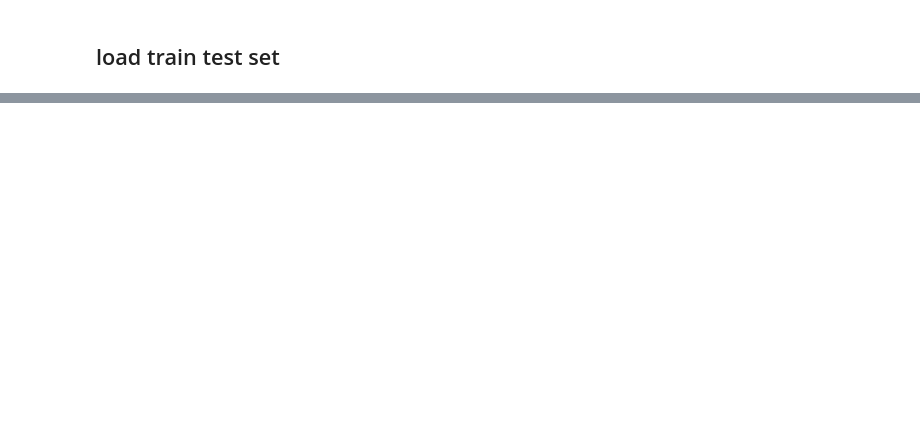
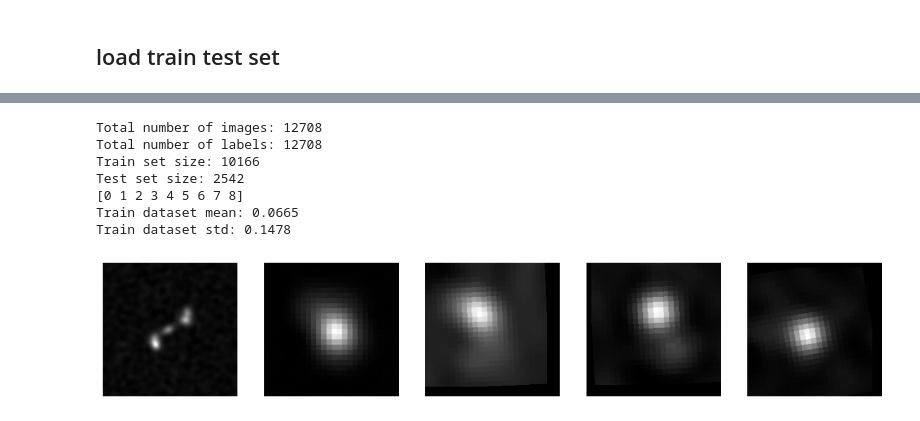
Before and after one commit to Khotso-Bore/automatic-labeling, a Jupyter notebook: main.ipynb, the cells around one changed output, grey strips where cells are left out. Saved outputs shown, nothing was run; the diff lists cells and outputs as text; code cells hidden in the pictures; blank space fills up the shorter version.

```diff
--- a/main.ipynb
+++ b/main.ipynb
@@ -668,0 +685,11 @@ class CustomDataset(Dataset):
+# %%
+loaded_datasets['augmented_data'] = dataset_split(collapsed_augmented_label_df)
+# %% [output]
+Total number of images: 12708
+Total number of labels: 12708
+Train set size: 10166
+Test set size: 2542
+[0 1 2 3 4 5 6 7 8]
+Train dataset mean: 0.0665
+Train dataset std: 0.1478
+[figure, added]
```
Also changed, not shown: parts of 51 cells of this notebook.
